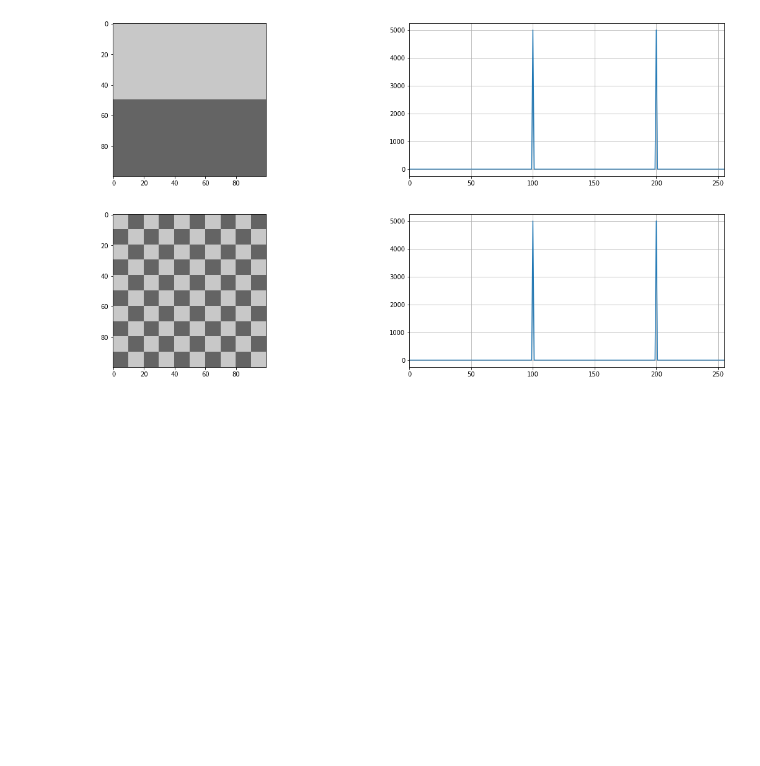
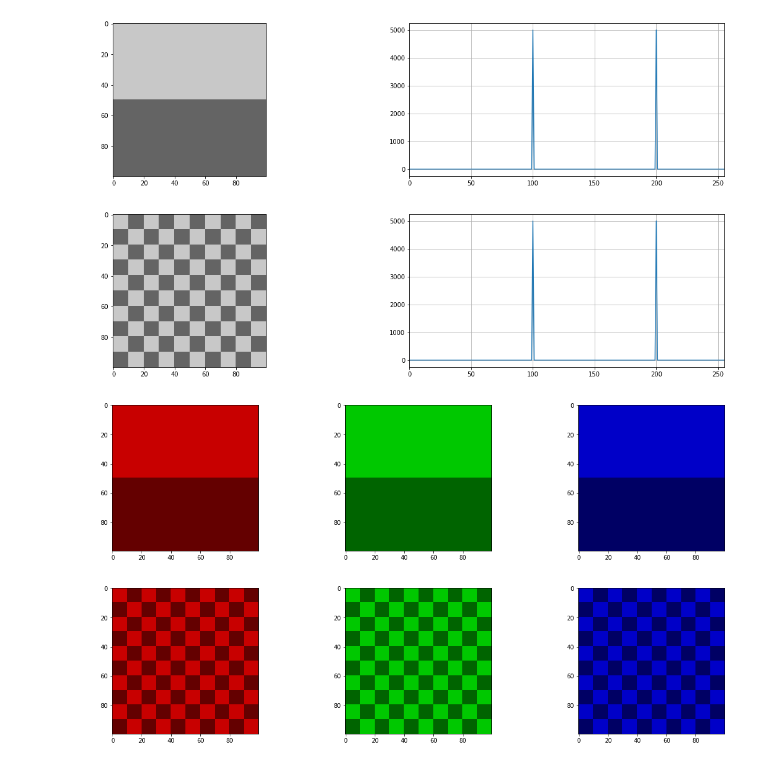
Before and after one commit to JeasGood/Python, a Jupyter notebook: LAB2.ipynb, the cells around one changed output. Saved outputs shown, nothing was run; the diff lists cells and outputs as text; code cells hidden in the pictures; blank space fills up the shorter version.

```diff
--- a/LAB2.ipynb
+++ b/LAB2.ipynb
@@ -39,3 +40,40 @@ plt.show()
 # %% [output]
 [figure]
 [figure]
+# %%
+plt.figure(figsize=(20,10))
+plt.subplot(231)
+R = np.zeros(im_h.shape, dtype='uint8')
+R[:, :, 0] = im_h[:, :, 0]
+plt.imshow(R)
+
+plt.subplot(232)
+G = np.zeros(im_h.shape, dtype='uint8')
+G[:, :, 1] = im_h[:, :, 1]
+plt.imshow(G)
+
+plt.subplot(233)
+B = np.zeros(im_h.shape, dtype='uint8')
+B[:, :, 2] = im_h[:, :, 2]
+plt.imshow(B)
+plt.show()
+
+plt.figure(figsize=(20,10))
+plt.subplot(231)
+RC = np.zeros(im_ch.shape, dtype='uint8')
+RC[:, :, 0] = im_ch[:, :, 0]
+plt.imshow(RC)
+
+plt.subplot(232)
+GC = np.zeros(im_ch.shape, dtype='uint8')
+GC[:, :, 1] = im_ch[:, :, 1]
+plt.imshow(GC)
+
+plt.subplot(233)
+BC = np.zeros(im_ch.shape, dtype='uint8')
+BC[:, :, 2] = im_ch[:, :, 2]
+plt.imshow(BC)
+plt.show()
+# %% [output]
+[figure, added]
+[figure, added]
```
Also changed, not shown: parts of 2 cells of this notebook.
